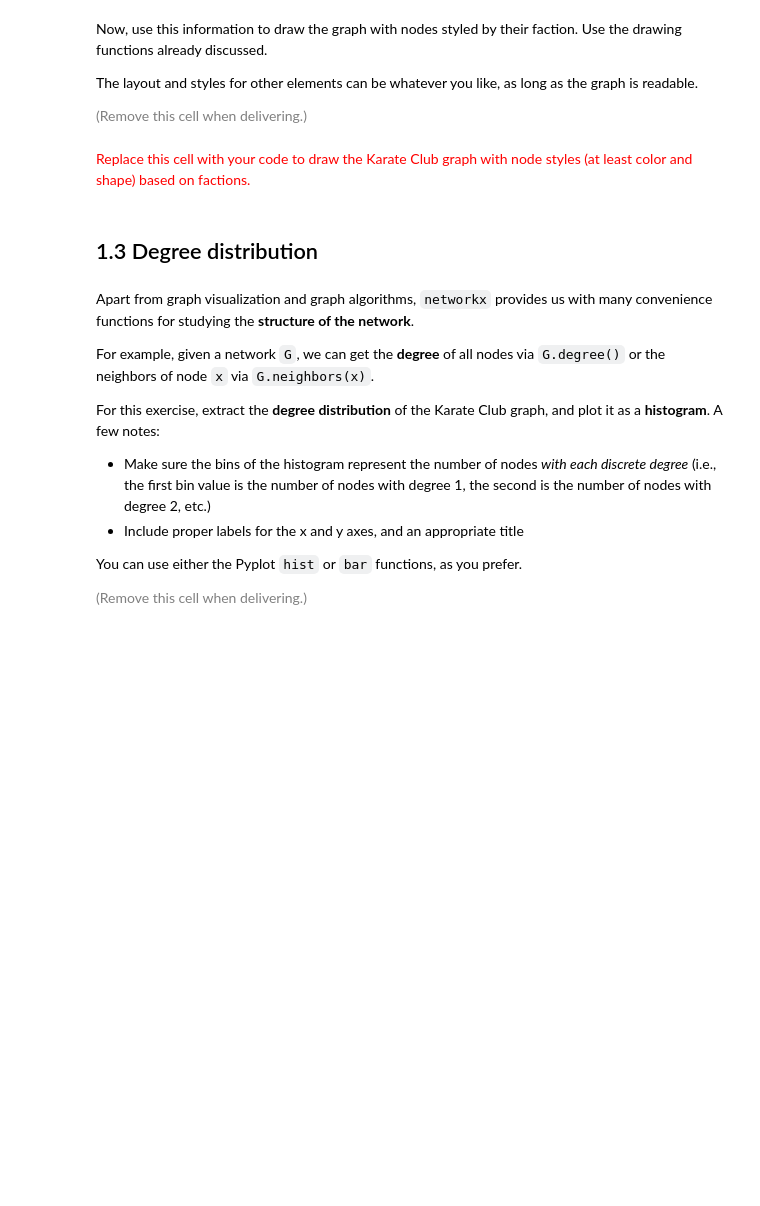
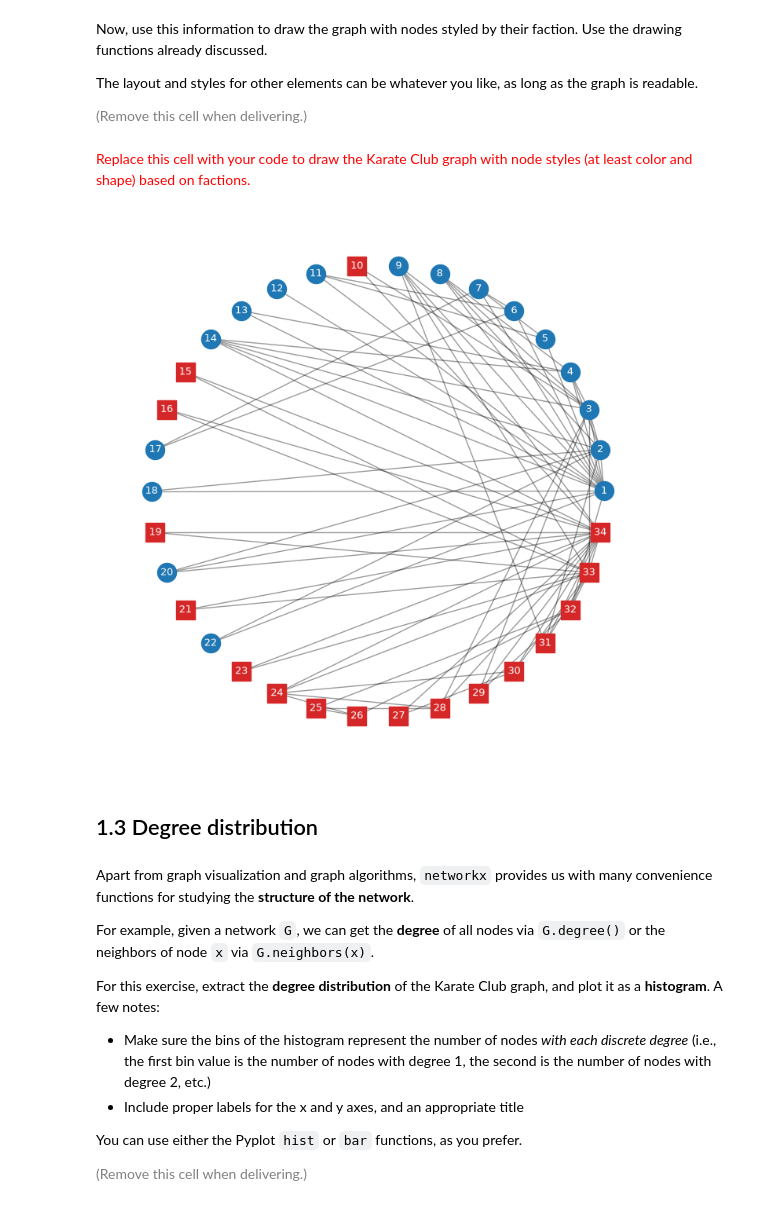
Before and after one commit to chatox/networks-science-course, a Jupyter notebook: practicum/ps01-networkx-pandas-2026.ipynb, the cells around one changed output. Drawn from its saved outputs; the diff is of its cells as text; code cells hidden in the pictures; blank space fills up the shorter version.

```diff
--- a/practicum/ps01-networkx-pandas-2026.ipynb
+++ b/practicum/ps01-networkx-pandas-2026.ipynb
@@ -191,6 +233,12 @@ For this exercise:
 <font size="-1" color="gray">(Remove this cell when delivering.)</font>
 # %% [markdown]
 <font size="+1" color="red">Replace this cell with your code to read the factions and store them as node attributes, as described above.</font>
+# %%
+with open("data/karate-club/karate-factions.csv") as file:
+    next(file)                          # salta la capçalera
+    for line in file:
+        node_id, faction = line.split() # separa per espais/tabuladors
+        karate_club.nodes[int(node_id)]["faction"] = faction
 # %%
 # LEAVE THIS CODE AS-IS
 
@@ -205,6 +253,33 @@ The layout and styles for other elements can be whatever you like, as long as th
 <font size="-1" color="gray">(Remove this cell when delivering.)</font>
 # %% [markdown]
 <font size="+1" color="red">Replace this cell with your code to draw the Karate Club graph with node styles (at least color and shape) based on factions.</font>
+# %%
+pos = nx.circular_layout(karate_club)
+
+# Separem els nodes per facció
+nodes_A = [n for n, f in karate_club.nodes(data="faction") if f == "A"]
+nodes_B = [n for n, f in karate_club.nodes(data="faction") if f == "B"]
+
+plt.figure(figsize=(9, 9))
+
+# 1. Arestes (primer, perquè quedin per sota)
+nx.draw_networkx_edges(karate_club, pos, alpha=0.4)
+
+# 2. Nodes de la facció A: cercles blaus
+nx.draw_networkx_nodes(karate_club, pos, nodelist=nodes_A,
+                       node_color="tab:blue", node_shape="o", node_size=300)
+
+# 3. Nodes de la facció B: quadrats vermells
+nx.draw_networkx_nodes(karate_club, pos, nodelist=nodes_B,
+                       node_color="tab:red", node_shape="s", node_size=300)
+
+# 4. Etiquetes
+nx.draw_networkx_labels(karate_club, pos, font_size=9, font_color="white")
+
+plt.axis("off")
+plt.show()
+# %% [output]
+[figure, added]
 # %% [markdown]
 ## 1.3 Degree distribution
 # %% [markdown]
```
Also changed, not shown: parts of 6 cells of this notebook.
